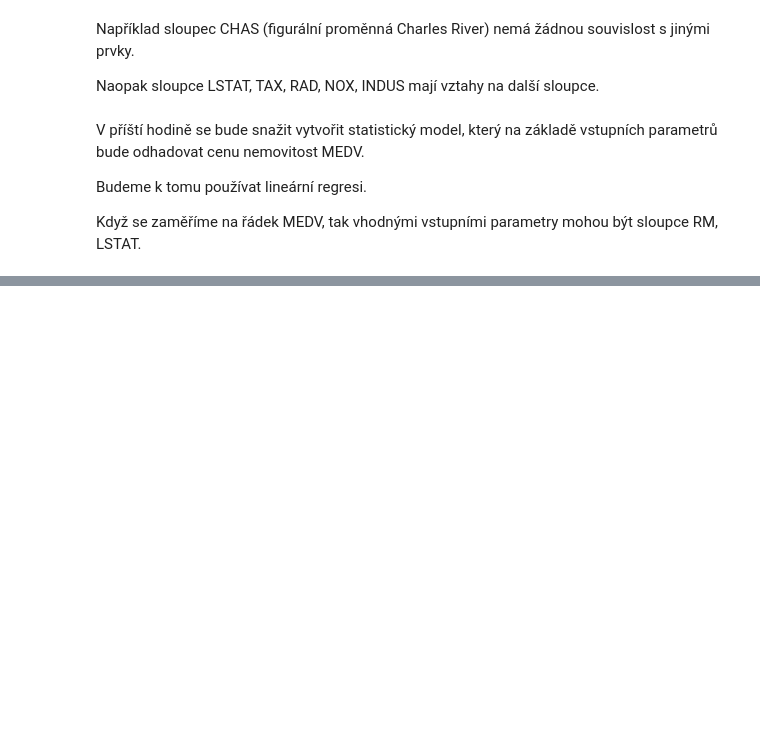
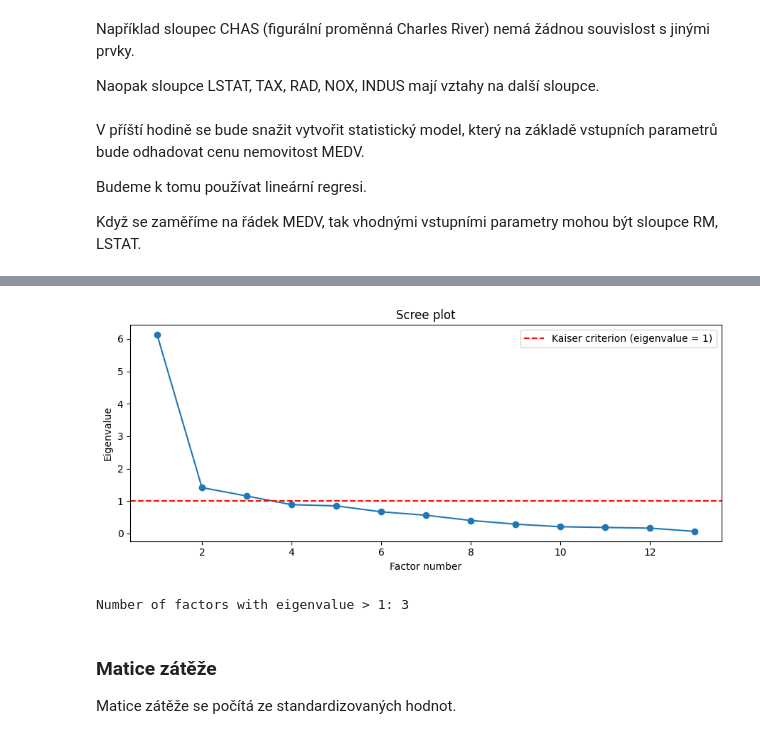
Before and after one commit to Pozdilek-Martin/BMLAI, a Jupyter notebook: 02_Dataset/02_C_analyza_data.ipynb, the cells around one changed output, grey strips where cells are left out. Drawn from its saved outputs; the diff is of its cells as text; code cells hidden in the pictures; blank space fills up the shorter version.

```diff
--- a/02_Dataset/02_C_analyza_data.ipynb
+++ b/02_Dataset/02_C_analyza_data.ipynb
@@ -117,0 +237,2 @@ sns.boxplot(data=data, )
+# %%
+data = data[~(data['MEDV'] >= 45.0)]
@@ -117,0 +312,2 @@ sns.boxplot(data=data, )
+# %%
+data = data.drop(columns=["AGE_STD", "LSTAT_STD"])
@@ -117,0 +318,16 @@ sns.boxplot(data=data, )
+# %%
+import joblib
+from sklearn.preprocessing import StandardScaler
+
+# separate features and target
+X = data.drop(columns=["MEDV"])
+y = data["MEDV"]
+
+# fit scaler on all input features
+scaler = StandardScaler()
+X_scaled = pd.DataFrame(scaler.fit_transform(X), columns=X.columns, index=X.index)
+
+# save scaler
+joblib.dump(scaler, "scaler.pkl")
+
+X_scaled.describe().round(2)
@@ -239,0 +510,25 @@ sns.histplot(data['LSTAT_STD'],ax=ax2, kde=True)
+# %%
+import numpy as np
+
+# eigenvalues of the correlation matrix
+corr_matrix = np.corrcoef(X_scaled.T)
+eigenvalues = np.sort(np.linalg.eigvalsh(corr_matrix))[::-1]
+
+plt.figure(figsize=(9, 4))
+plt.plot(range(1, len(eigenvalues) + 1), eigenvalues, marker="o")
+plt.axhline(y=1, color="red", linestyle="--", label="Kaiser criterion (eigenvalue = 1)")
+plt.xlabel("Factor number")
+plt.ylabel("Eigenvalue")
+plt.title("Scree plot")
+plt.legend()
+plt.tight_layout()
+plt.show()
+
+n_factors = int((eigenvalues > 1).sum())
+print(f"Number of factors with eigenvalue > 1: {n_factors}")
+# %% [output]
+[figure, added]
+Number of factors with eigenvalue > 1: 3
+# %% [markdown]
+### Matice zátěže
+Matice zátěže se počítá ze standardizovaných hodnot.
```
Also changed, not shown: parts of 64 cells of this notebook, 3 other files.
